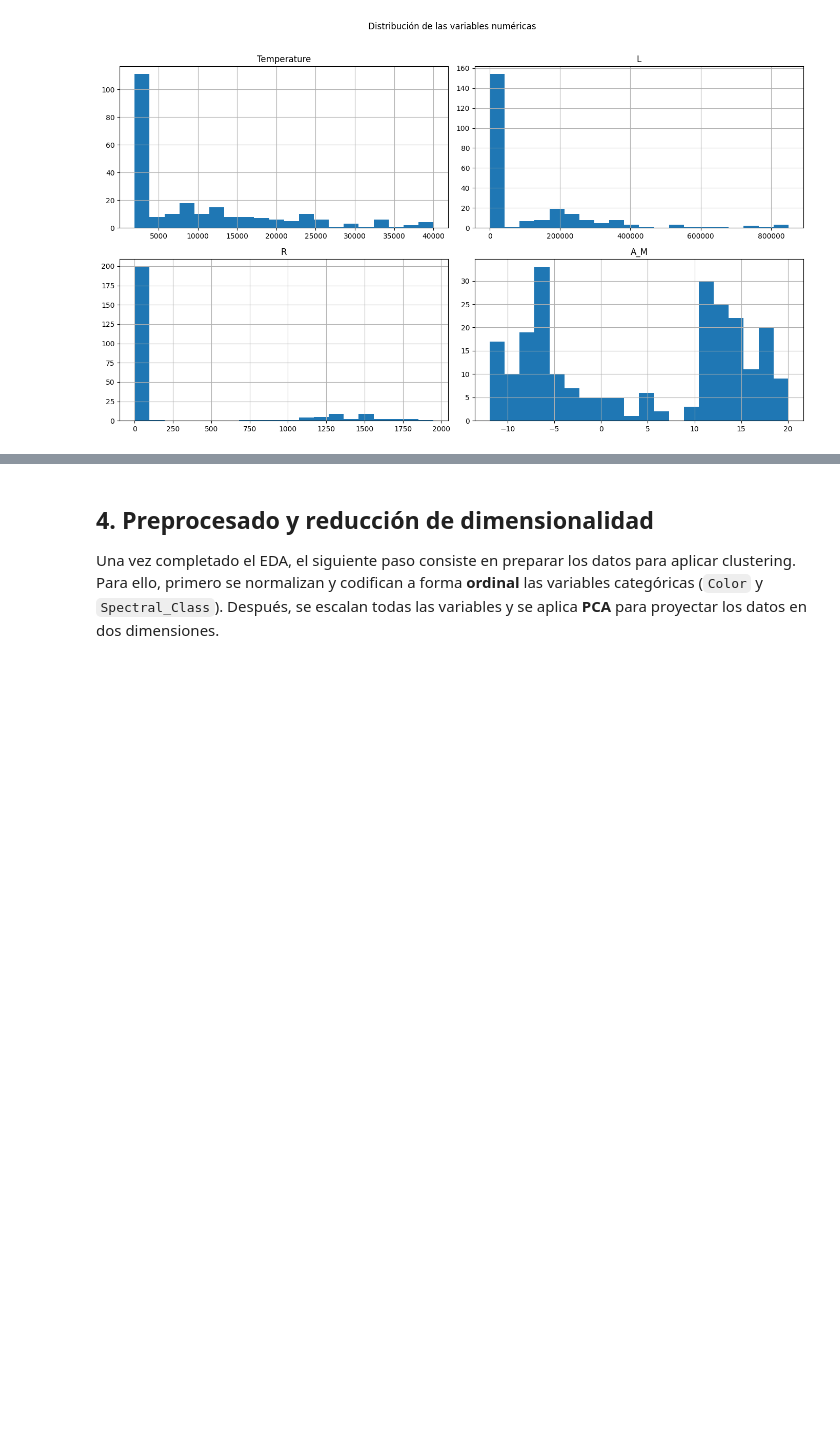
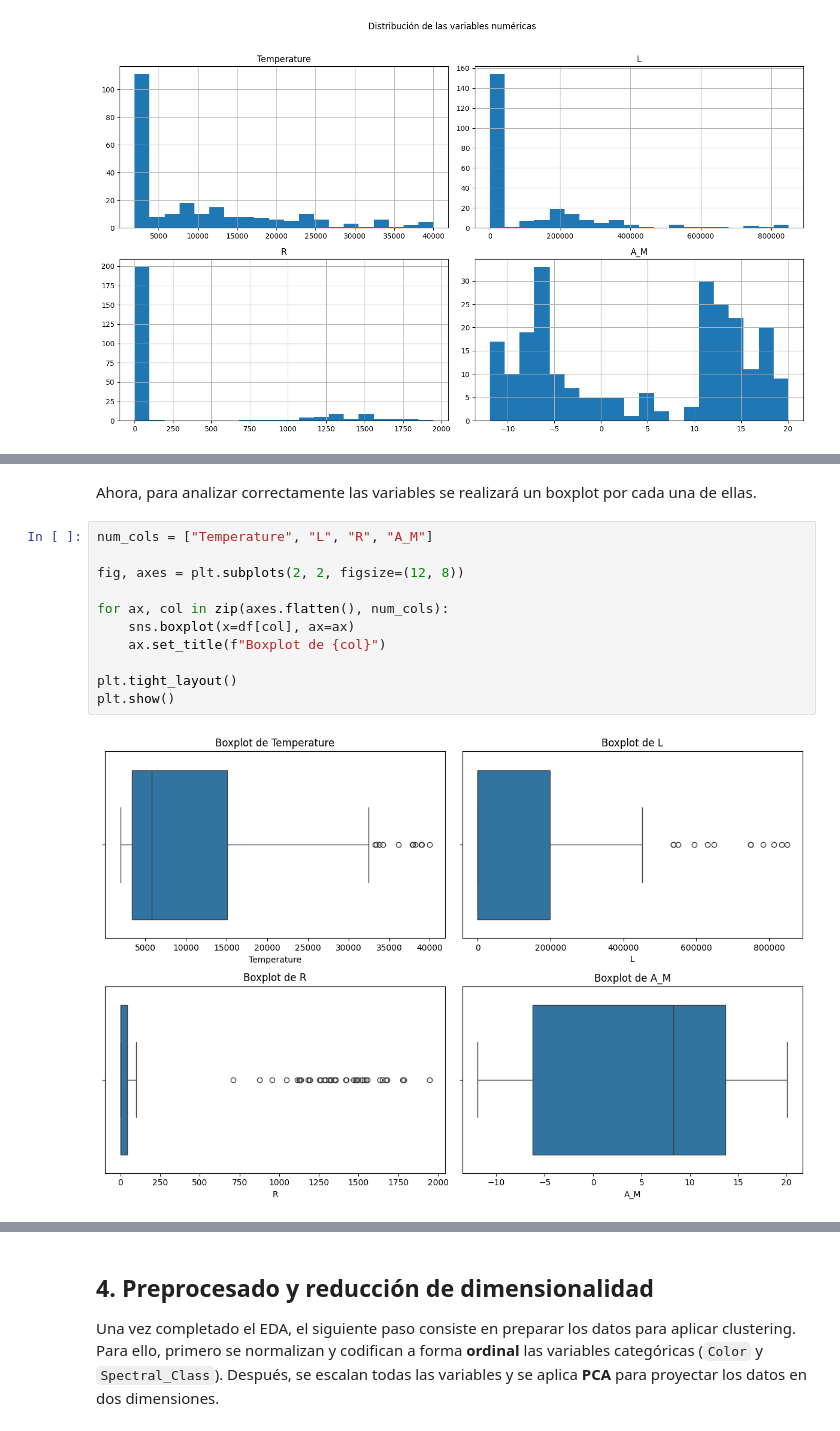
Before and after one commit to 100522401/p2_AA_100522396_100522401, a Jupyter notebook: notebooks/notebook.ipynb, the cells around one changed output, grey strips where cells are left out. Drawn from its saved outputs; the diff is of its cells as text; blank space fills up the shorter version.

```diff
--- a/notebooks/notebook.ipynb
+++ b/notebooks/notebook.ipynb
@@ -173,0 +207,15 @@ Resumen estadístico de las variables numéricas:
+# %% [markdown]
+Ahora, para analizar correctamente las variables se realizará un boxplot por cada una de ellas.
+# %%
+num_cols = ["Temperature", "L", "R", "A_M"]
+
+fig, axes = plt.subplots(2, 2, figsize=(12, 8))
+
+for ax, col in zip(axes.flatten(), num_cols):
+    sns.boxplot(x=df[col], ax=ax)
+    ax.set_title(f"Boxplot de {col}")
+
+plt.tight_layout()
+plt.show()
+# %% [output]
+[figure, added]
```
Also changed, not shown: parts of 11 cells of this notebook.
